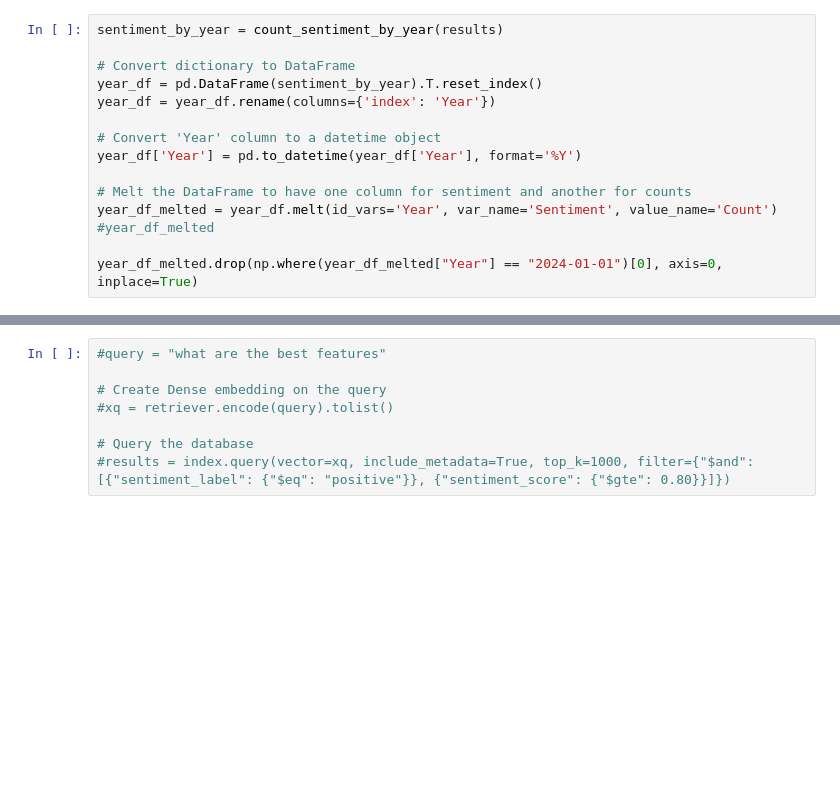
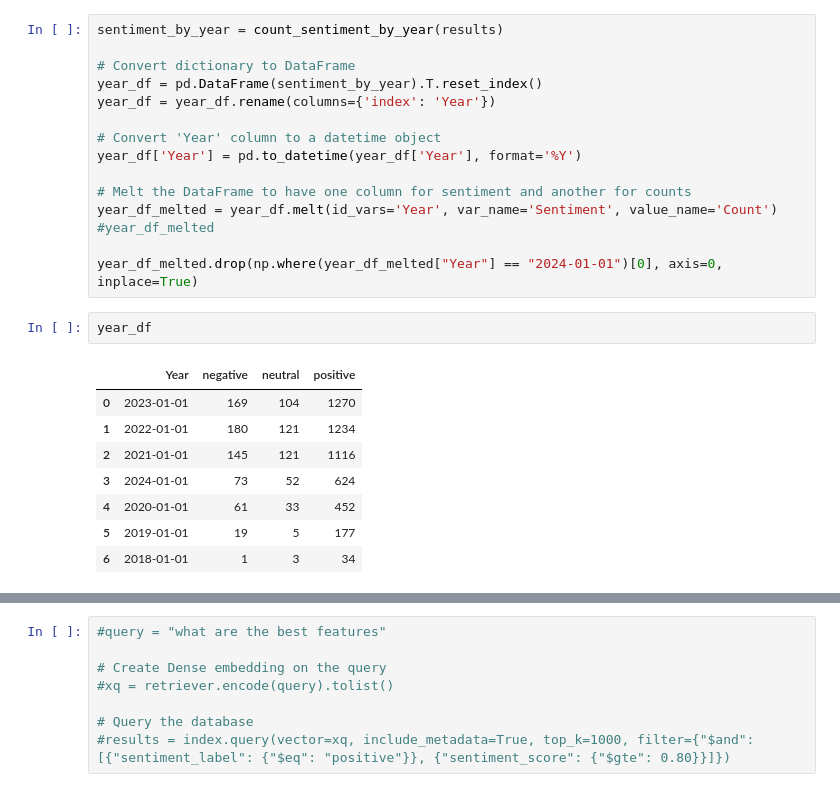
Before and after one commit to daniel-ndirangu/Garnier-Sentiment-Analysis, a Jupyter notebook: Sentiment-Analysis.ipynb, the cells around one changed output, grey strips where cells are left out. Saved outputs shown, nothing was run; the diff lists cells and outputs as text; blank space fills up the shorter version.

```diff
--- a/Sentiment-Analysis.ipynb
+++ b/Sentiment-Analysis.ipynb
@@ -735,6 +708,17 @@ year_df_melted = year_df.melt(id_vars='Year', var_name='Sentiment', value_name='
 #year_df_melted
 
 year_df_melted.drop(np.where(year_df_melted["Year"] == "2024-01-01")[0], axis=0, inplace=True)
+# %%
+year_df
+# %% [output]
+|  | Year | negative | neutral | positive |
+| 0 | 2023-01-01 | 169 | 104 | 1270 |
+| 1 | 2022-01-01 | 180 | 121 | 1234 |
+| 2 | 2021-01-01 | 145 | 121 | 1116 |
+| 3 | 2024-01-01 | 73 | 52 | 624 |
+| 4 | 2020-01-01 | 61 | 33 | 452 |
+| 5 | 2019-01-01 | 19 | 5 | 177 |
+| 6 | 2018-01-01 | 1 | 3 | 34 |
 # %%
 # Plot the data using Seaborn
 plt.figure(figsize=(10, 6))
```
Also changed, not shown: parts of 11 cells of this notebook, 1 other file.
